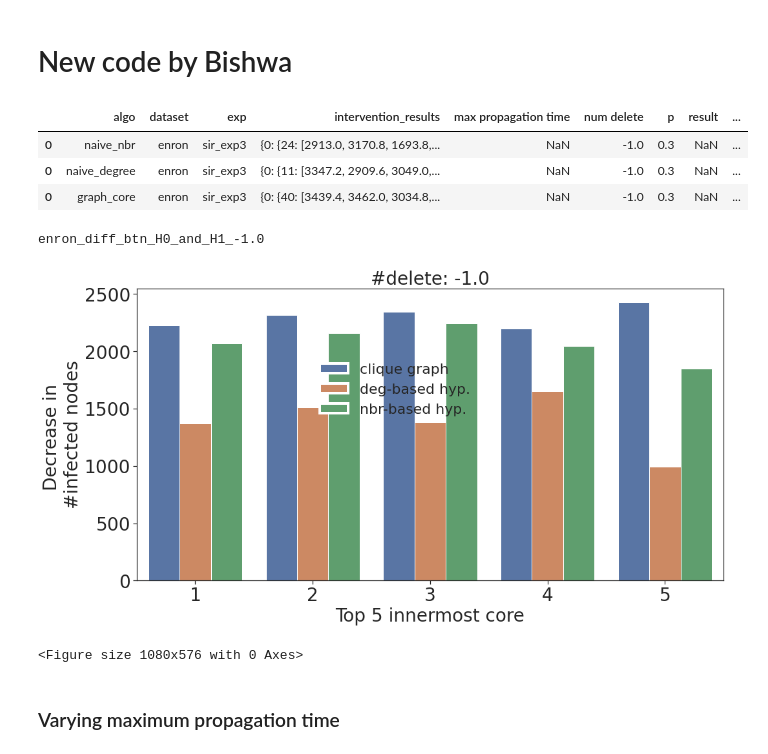
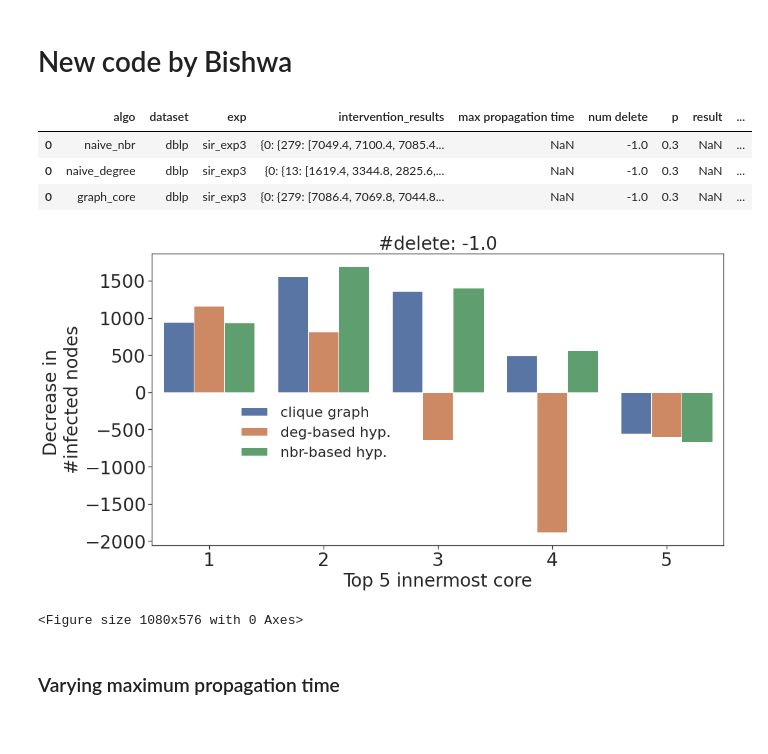
Before and after one commit to toggled/vldbsubmission, a Jupyter notebook: python_src/propagationPlots_bishwa.ipynb, the cells around one changed output. Cells and saved outputs as stored; diff of their text form; code cells hidden in the pictures.

```diff
--- a/python_src/propagationPlots_bishwa.ipynb
+++ b/python_src/propagationPlots_bishwa.ipynb
@@ -745,31 +745,31 @@ output_folder = '../output/'
 fontsize = 28
 labelsize = 20
 # %%
-dataset = "enron"
+dataset = "dblp"
 src = '../output/'
 cols = ['algo', 'dataset', 'exp', 'intervention_results', 'max propagation time', 'num delete', 'p', 'result', 'timestep_results']
 # cols = ['dataset', 'p', 'algo', 'exp', 'result', 'timestep_results', 'intervention_results', 'num delete']
 # cols = ['dataset', 'p', 'algo', 'exp', 'result', 'timestep_results', 'intervention_results']
 
 df_nbr = pd.read_csv(
     src + "propagation_result_recursive_delinner_" + dataset + "_naive_nbr3.csv", header=None)
 df_nbr.columns = cols
 
 df_degree = pd.read_csv(
     src + "propagation_result_recursive_delinner_" + dataset + "_naive_degree3.csv", header=None)
 df_degree.columns = cols
 
 df_graph_core = pd.read_csv(
     src + "propagation_result_recursive_delinner_" + dataset + "_graph_core3.csv", header=None)
 df_graph_core.columns = cols
 
 df = pd.concat([df_nbr, df_degree, df_graph_core])
 df.head(n=10)
 # %% [output]
 |  | algo | dataset | exp | intervention_results | max propagation time | num delete | p | result | ... |
-| 0 | naive_nbr | enron | sir_exp3 | {0: {24: [2913.0, 3170.8, 1693.8,... | NaN | -1.0 | 0.3 | NaN | ... |
-| 0 | naive_degree | enron | sir_exp3 | {0: {11: [3347.2, 2909.6, 3049.0,... | NaN | -1.0 | 0.3 | NaN | ... |
-| 0 | graph_core | enron | sir_exp3 | {0: {40: [3439.4, 3462.0, 3034.8,... | NaN | -1.0 | 0.3 | NaN | ... |
+| 0 | naive_nbr | dblp | sir_exp3 | {0: {279: [7049.4, 7100.4, 7085.4... | NaN | -1.0 | 0.3 | NaN | ... |
+| 0 | naive_degree | dblp | sir_exp3 | {0: {13: [1619.4, 3344.8, 2825.6,... | NaN | -1.0 | 0.3 | NaN | ... |
+| 0 | graph_core | dblp | sir_exp3 | {0: {279: [7086.4, 7069.8, 7044.8... | NaN | -1.0 | 0.3 | NaN | ... |
 # %%
 for num_delete in df['num delete'].unique():
     sns.set(rc={'figure.figsize': (15, 8)})
@@ -782,7 +782,7 @@ for num_delete in df['num delete'].unique():
     # plt.rcParams['figure.figsize'] = (7,5)
 
     lw = 3
-    save = False
+    save = True
     output_folder = '../fig/'
     topk = 5
 
@@ -869,9 +869,8 @@ for num_delete in df['num delete'].unique():
         # break
     plt.clf()
 # %% [output]
+[figure, new version]
-enron_diff_btn_H0_and_H1_-1.0
+<Figure size 1080x576 with 0 Axes>
-[figure, old version]
-<Figure size 1080x576 with 0 Axes>
 # %% [markdown]
 ### Varying maximum propagation time
 # %%
```
Also changed, not shown: parts of 21 cells of this notebook, 9 other files.
